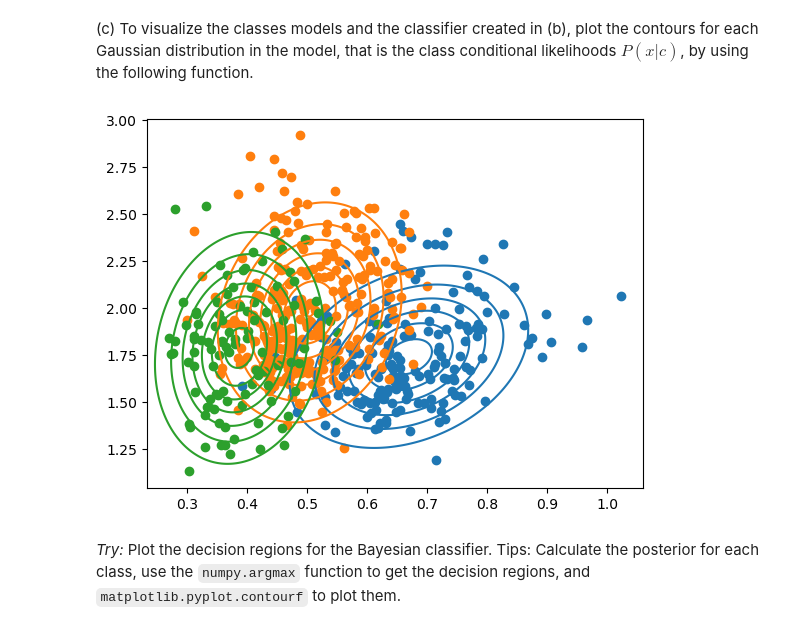
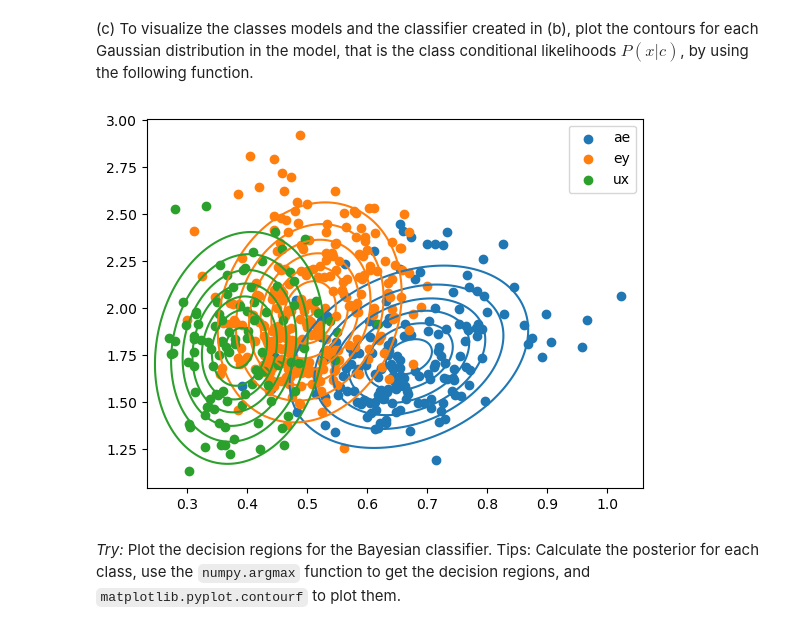
Before and after one commit to sigurdo/maskinlaring_for-signalbehandling, a Jupyter notebook: oving_2/TTT4185_assignment_2_2022_09_30.ipynb, the cells around one changed output. Cells and saved outputs as stored; diff of their text form; code cells hidden in the pictures.

```diff
--- a/oving_2/TTT4185_assignment_2_2022_09_30.ipynb
+++ b/oving_2/TTT4185_assignment_2_2022_09_30.ipynb
@@ -121,15 +121,16 @@ def plotGaussian(mean, cov, color, ax):
 # %%
 plt.scatter(aes["F1"], aes["F2"], label="ae")
 plt.scatter(eys["F1"], eys["F2"], label="ey")
 plt.scatter(uxs["F1"], uxs["F2"], label="ux")
 
 for i, phoneme in enumerate(["ae", "ey", "ux"]):
     parameter_dict = parameter_dicts[i]
     plotGaussian(parameter_dict["mean"], parameter_dict["covariance"], list(matplotlib.colors.TABLEAU_COLORS.values())[i], plt.gca())
 
+plt.legend()
 plt.show()
 # %% [output]
-[figure, old version]
+[figure, new version]
 # %% [markdown]
 *Try:* Plot the decision regions for the Bayesian classifier. Tips: Calculate the posterior for each class, use the `numpy.argmax` function to get the decision regions, and `matplotlib.pyplot.contourf` to plot them.
 # %%
```
Also changed, not shown: parts of 1 cell of this notebook.
